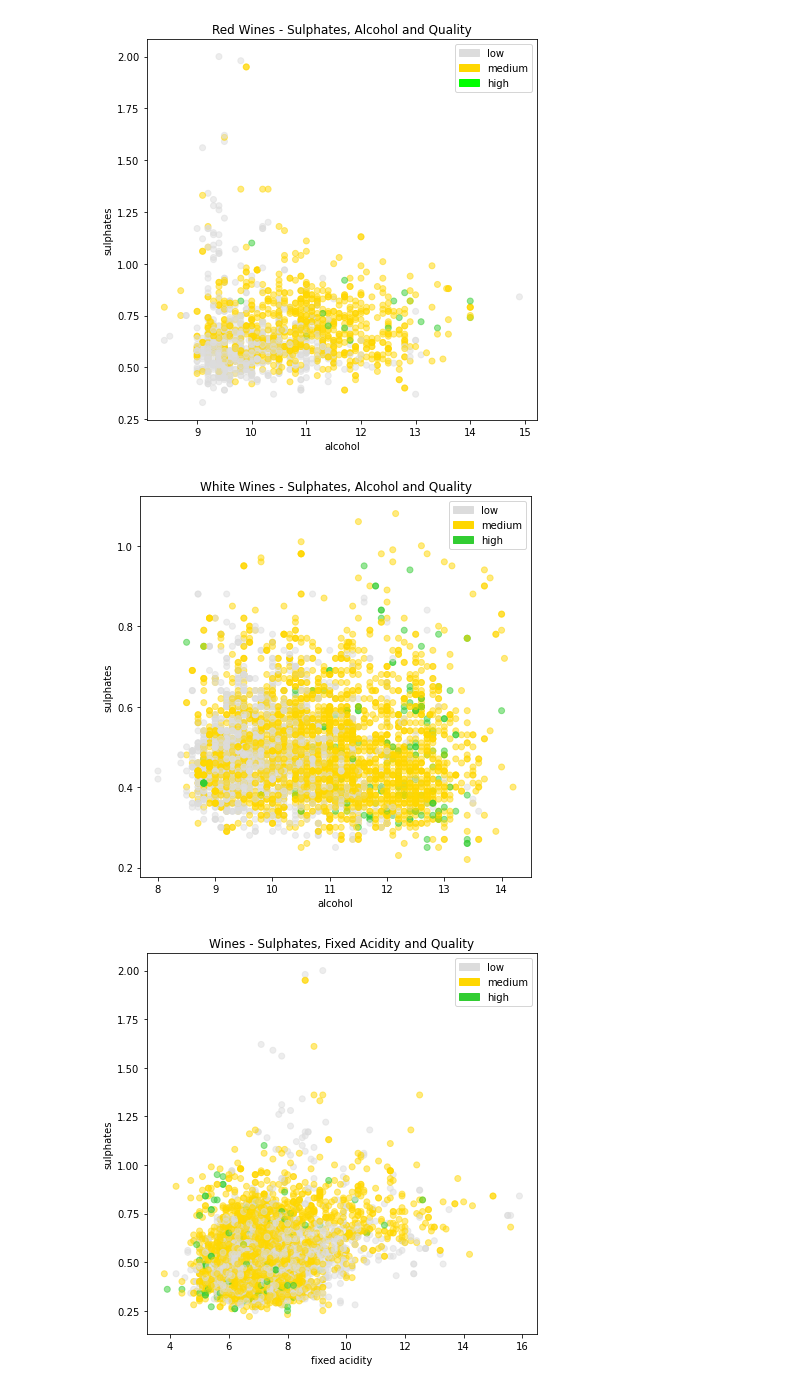
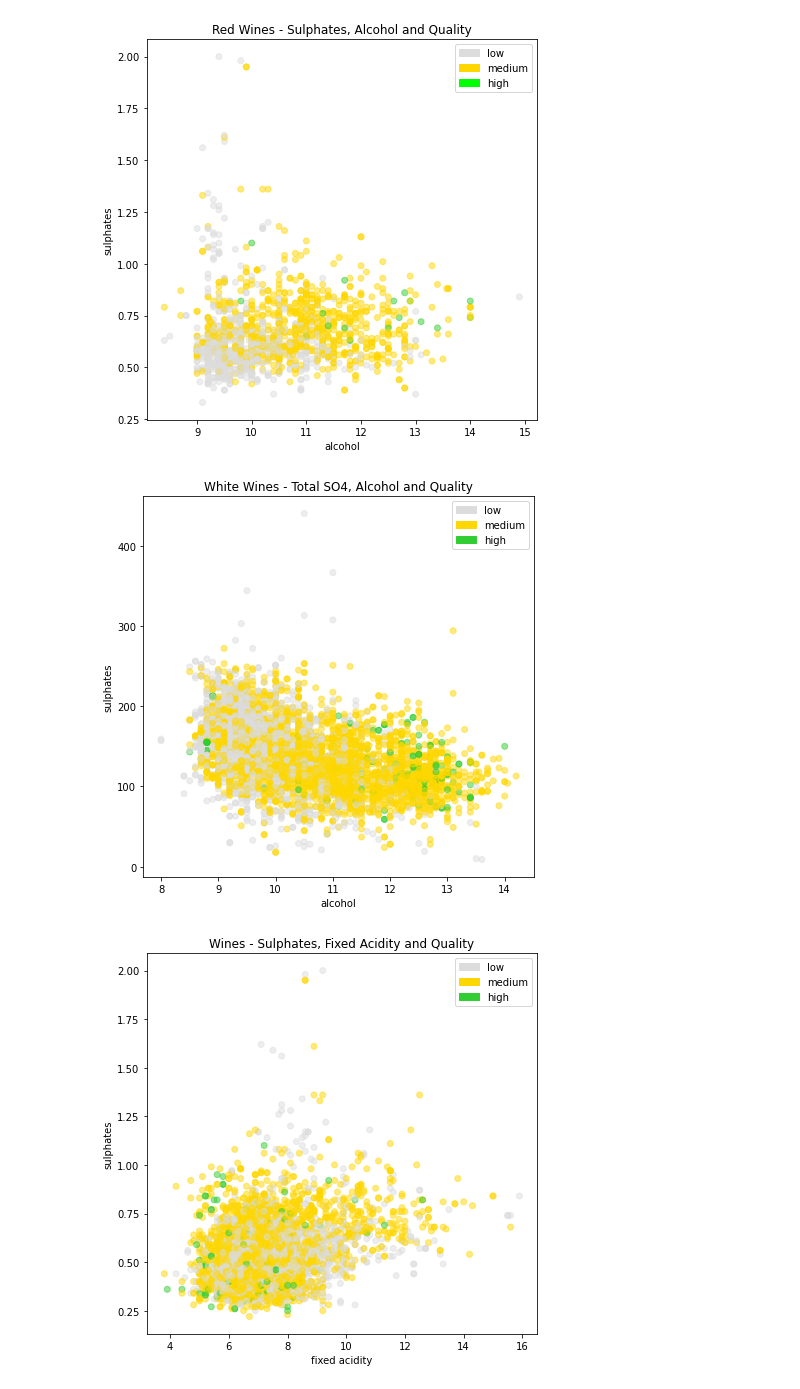
Before and after one commit to GitKPAN/4_BlueBerry-Winery, a Jupyter notebook: Blue_Berry_Winery.ipynb, the cells around one changed output. Saved outputs shown, nothing was run; the diff lists cells and outputs as text; code cells hidden in the pictures.

```diff
--- a/Blue_Berry_Winery.ipynb
+++ b/Blue_Berry_Winery.ipynb
@@ -1381,23 +1455,23 @@ plt.show()
 # %%
 
 colors = {"low": "Gainsboro", "medium": "Gold", "high": "LimeGreen"}
 
 fig, ax = plt.subplots(figsize = (7,7))
-scatter = ax.scatter(white_wine["alcohol"], white_wine["sulphates"],
+scatter = ax.scatter(white_wine["alcohol"], white_wine["total_sulfur_dioxide"],
            c=white_wine['quality_label'].map(colors), alpha=0.5)
 ax.set_xlabel("alcohol", fontsize=10)
 ax.set_ylabel("sulphates", fontsize=10)
-ax.set_title('White Wines - Sulphates, Alcohol and Quality')
+ax.set_title('White Wines - Total SO4, Alcohol and Quality')
 
 low_quality = mpatches.Patch(color='Gainsboro', label='low')
 medium_quality = mpatches.Patch(color='Gold', label='medium')
 high_quality = mpatches.Patch(color='LimeGreen', label='high')
 
 ax.legend(handles=[low_quality, medium_quality, high_quality])
 
 plt.show()
 # %% [output]
-[figure, old version]
+[figure, new version]
 # %%
 colors = {"low": "Gainsboro", "medium": "Gold", "high": "LimeGreen"}
 
```
Also changed, not shown: parts of 9 cells of this notebook, 7 other files.
